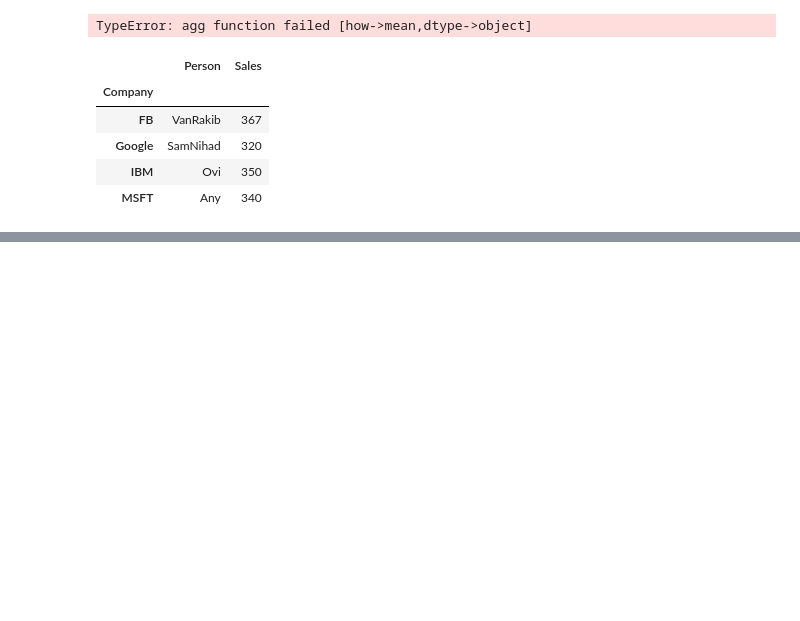
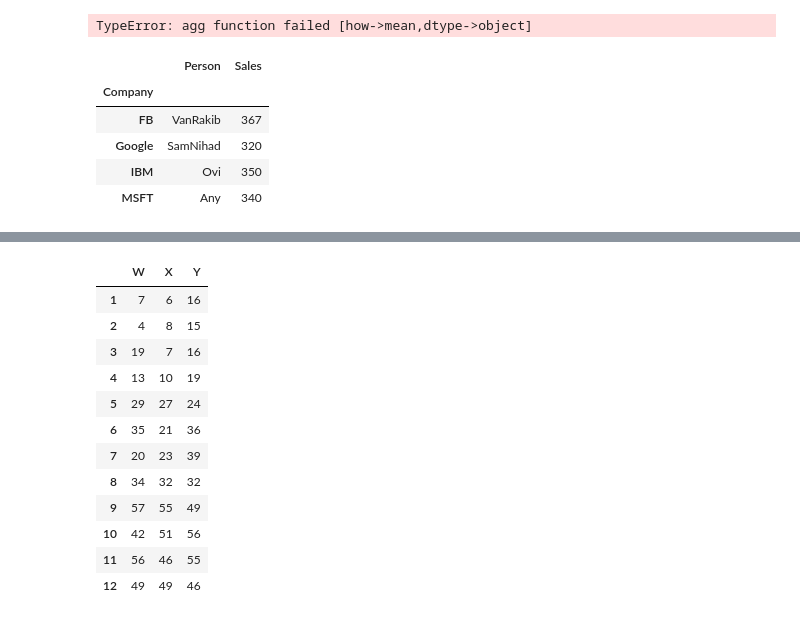
Before and after one commit to Thaniya3131/Data-Science, a Jupyter notebook: pandas.ipynb, the cells around one changed output, grey strips where cells are left out. Saved outputs shown, nothing was run; the diff lists cells and outputs as text; code cells hidden in the pictures; blank space fills up the shorter version.

```diff
--- a/pandas.ipynb
+++ b/pandas.ipynb
@@ -143,0 +190,17 @@ df.
+# %%
+frame=[df1,df2,df3]
+pd.concat(frame)
+# %% [output]
+|  | W | X | Y |
+| 1 | 7 | 6 | 16 |
+| 2 | 4 | 8 | 15 |
+| 3 | 19 | 7 | 16 |
+| 4 | 13 | 10 | 19 |
+| 5 | 29 | 27 | 24 |
+| 6 | 35 | 21 | 36 |
+| 7 | 20 | 23 | 39 |
+| 8 | 34 | 32 | 32 |
+| 9 | 57 | 55 | 49 |
+| 10 | 42 | 51 | 56 |
+| 11 | 56 | 46 | 55 |
+| 12 | 49 | 49 | 46 |
```
Also changed, not shown: parts of 29 cells of this notebook.
